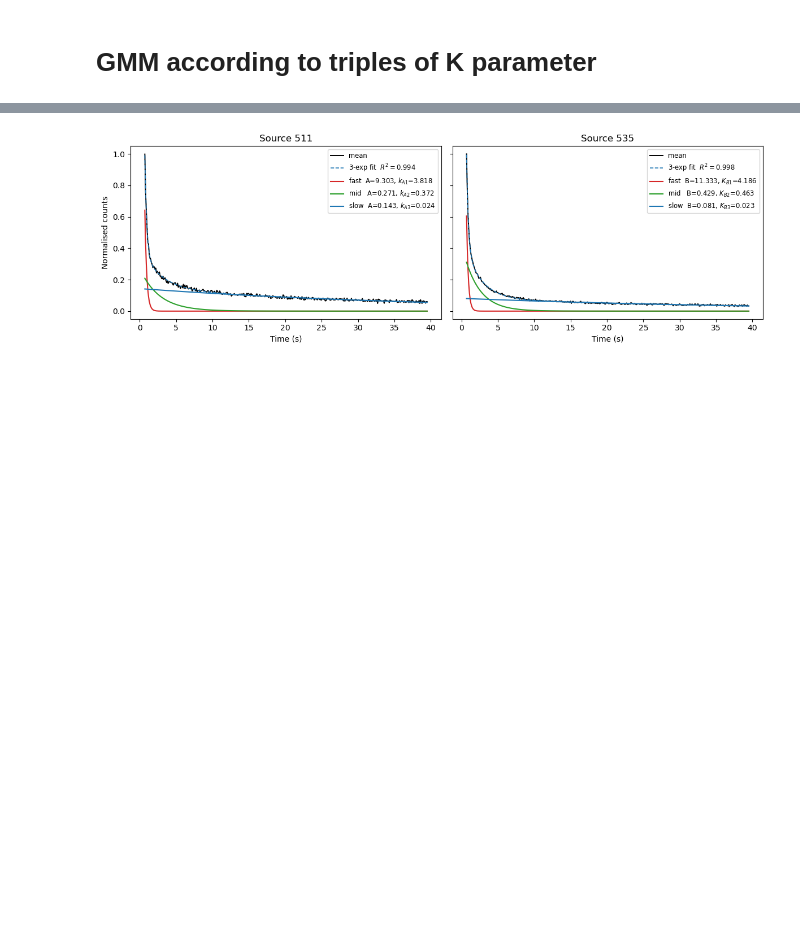
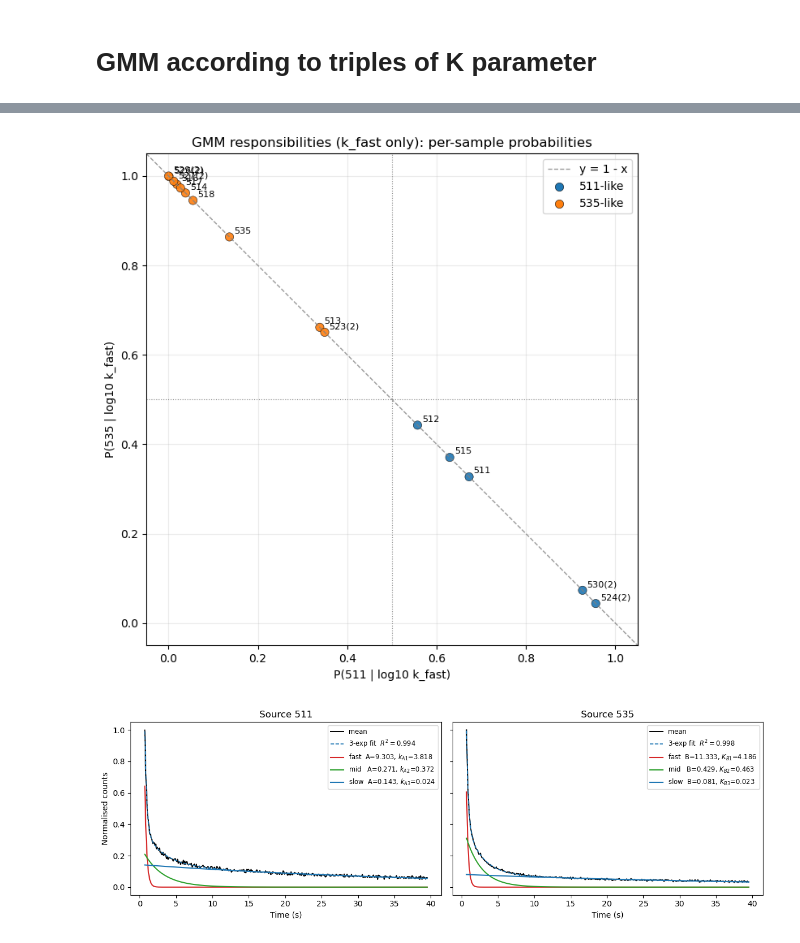
Before and after one commit to Peisong-Zheng/OSL_source_ana, a Jupyter notebook: Exp_fit_FAST_AND_SLOW_raw_Data_V2.ipynb, the cells around one changed output, grey strips where cells are left out. Cells and saved outputs as stored; diff of their text form; code cells hidden in the pictures; blank space fills up the shorter version.

```diff
--- a/Exp_fit_FAST_AND_SLOW_raw_Data_V2.ipynb
+++ b/Exp_fit_FAST_AND_SLOW_raw_Data_V2.ipynb
@@ -537,3 +1197,54 @@ Saved interactive 3D scatter → output/gmm_3d_k_clusters.html
+# %%
+# ============================
+# 4) 2-D probability scatter: x = P(511|x), y = P(535|x)
+# ============================
+# Build a plotting frame
+df_plot = df_mix.copy()
+df_plot["class_name"] = np.where(df_plot.index.map(lambda s: labels[list(df.index).index(s)]) == compA,
+                                 f"{ENDMEMBER_A}-like", f"{ENDMEMBER_B}-like")
+
+# Colors for classes
+class_colors = {f"{ENDMEMBER_A}-like": "tab:blue",
+                f"{ENDMEMBER_B}-like": "tab:orange"}
+colors = df_plot["class_name"].map(class_colors).reindex(df_plot.index)
+
+fig, ax = plt.subplots(figsize=(7, 7))
+
+# Scatter points
+ax.scatter(df_plot["w_511"], df_plot["w_535"],
+           c=colors, s=55, edgecolor="k", linewidths=0.4, alpha=0.9)
+
+# Annotate each point with its sample name
+for name, row in df_plot.iterrows():
+    ax.annotate(name,
+                (row["w_511"], row["w_535"]),
+                textcoords="offset points",
+                xytext=(4, 3),  # small offset to reduce overlap
+                fontsize=8)
+
+# Guide lines
+xgrid = np.linspace(-0.05, 1.05, 200)
+ax.plot(xgrid, 1 - xgrid, color="gray", ls="--", lw=1.0, alpha=0.8, label="y = 1 - x")
+ax.axvline(0.5, color="gray", ls=":", lw=0.8)
+ax.axhline(0.5, color="gray", ls=":", lw=0.8)
+
+ax.set_xlim(-0.05, 1.05)
+ax.set_ylim(-0.05, 1.05)
+ax.set_xlabel(f"P({ENDMEMBER_A} | log10 k_fast)")
+ax.set_ylabel(f"P({ENDMEMBER_B} | log10 k_fast)")
+ax.set_title("GMM responsibilities (k_fast only): per-sample probabilities")
+
+# Legend
+for cls_name, col in class_colors.items():
+    ax.scatter([], [], c=[col], s=55, edgecolor="k", linewidths=0.4, label=cls_name)
+ax.legend(loc="upper right", frameon=True)
+
+ax.grid(alpha=0.25)
+ax.set_aspect("equal", adjustable="box")
+plt.tight_layout()
+plt.show()
+# %% [output]
+[figure, added]
 # %%
 import os, pickle, numpy as np, pandas as pd, matplotlib.pyplot as plt
 from   scipy.optimize import curve_fit, nnls
```
Also changed, not shown: parts of 5 cells of this notebook, 1 other file.
